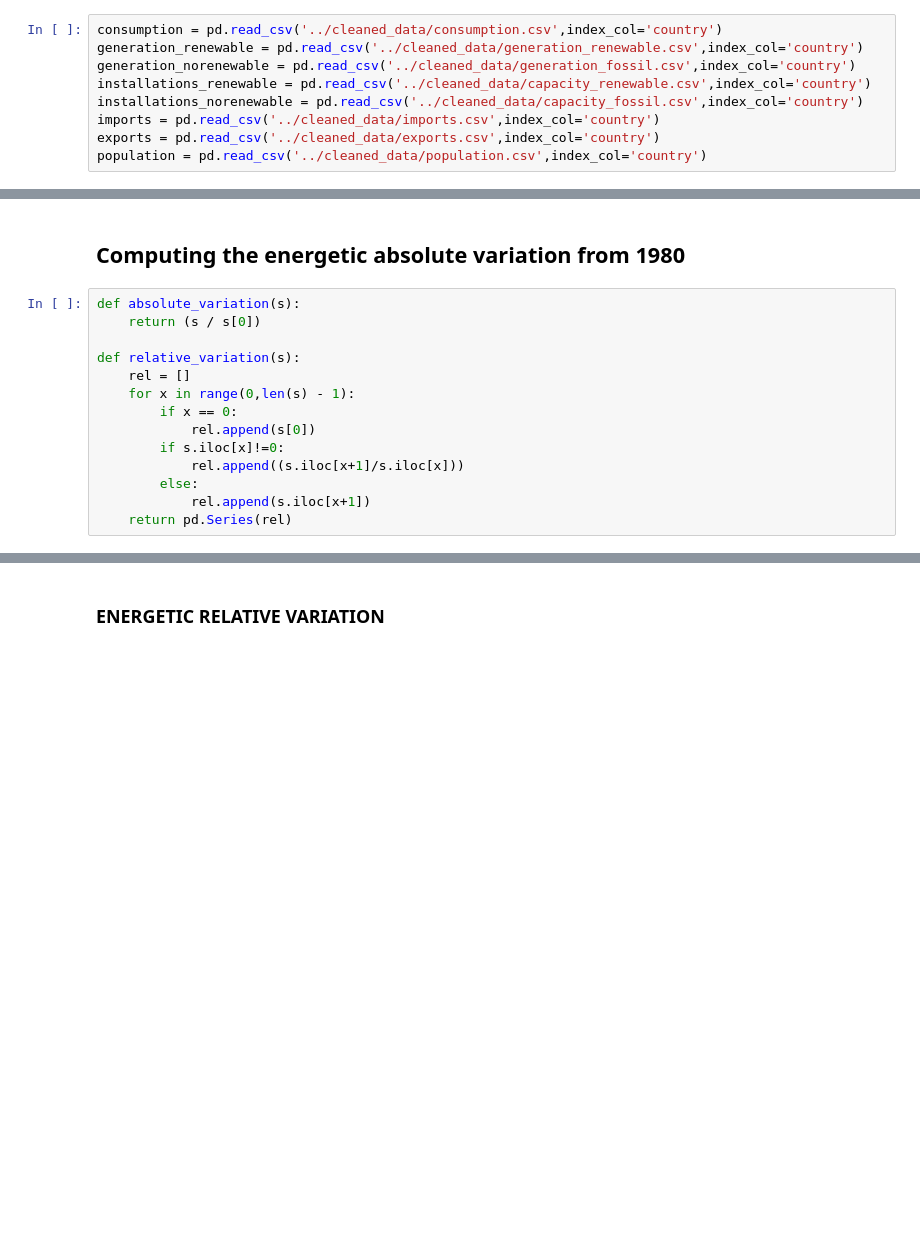
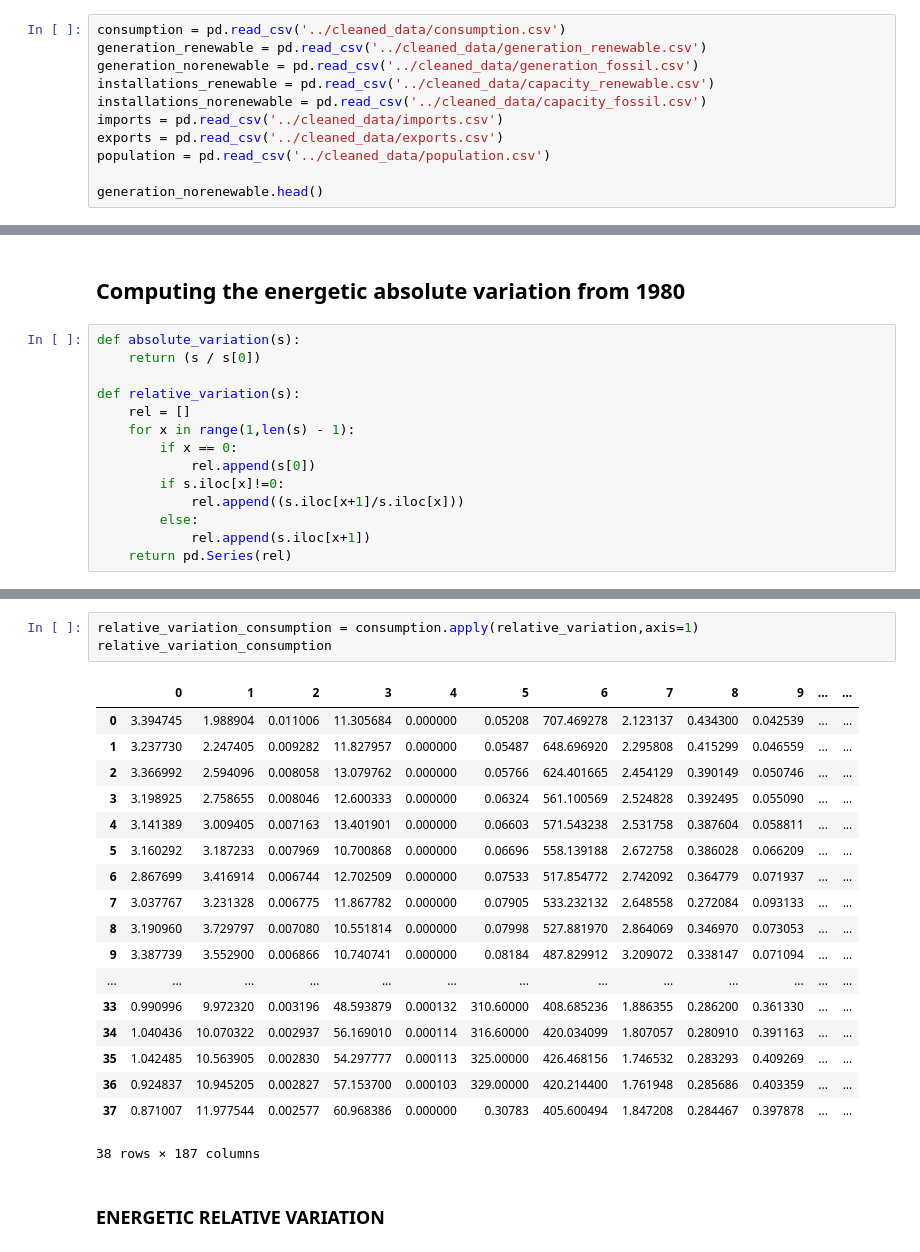
Before and after one commit to rubenmartinezlorente/Project-Week-8-Final-Project, a Jupyter notebook: your-project/2.data_analysis.ipynb, the cells around one changed output, grey strips where cells are left out. Cells and saved outputs as stored; diff of their text form; blank space fills up the shorter version.

```diff
--- a/your-project/2.data_analysis.ipynb
+++ b/your-project/2.data_analysis.ipynb
@@ -8,11 +7,13 @@ import seaborn as sns
 # %% [markdown]
 # Read the cleaned data
 # %%
-consumption = pd.read_csv('../cleaned_data/consumption.csv',index_col='country')
-generation_renewable = pd.read_csv('../cleaned_data/generation_renewable.csv',index_col='country')
-generation_norenewable = pd.read_csv('../cleaned_data/generation_fossil.csv',index_col='country')
-installations_renewable = pd.read_csv('../cleaned_data/capacity_renewable.csv',index_col='country')
-installations_norenewable = pd.read_csv('../cleaned_data/capacity_fossil.csv',index_col='country')
-imports = pd.read_csv('../cleaned_data/imports.csv',index_col='country')
-exports = pd.read_csv('../cleaned_data/exports.csv',index_col='country')
-population = pd.read_csv('../cleaned_data/population.csv',index_col='country')
+consumption = pd.read_csv('../cleaned_data/consumption.csv')
+generation_renewable = pd.read_csv('../cleaned_data/generation_renewable.csv')
+generation_norenewable = pd.read_csv('../cleaned_data/generation_fossil.csv')
+installations_renewable = pd.read_csv('../cleaned_data/capacity_renewable.csv')
+installations_norenewable = pd.read_csv('../cleaned_data/capacity_fossil.csv')
+imports = pd.read_csv('../cleaned_data/imports.csv')
+exports = pd.read_csv('../cleaned_data/exports.csv')
+population = pd.read_csv('../cleaned_data/population.csv')
+
+generation_norenewable.head()
@@ -124,7 +156,7 @@ def absolute_variation(s):
 
 def relative_variation(s):
     rel = []
-    for x in range(0,len(s) - 1):
+    for x in range(1,len(s) - 1):
         if x == 0:
             rel.append(s[0])
         if s.iloc[x]!=0:
@@ -135,3 +177,25 @@ def relative_variation(s):
+# %%
+relative_variation_consumption = consumption.apply(relative_variation,axis=1)
+relative_variation_consumption
+# %% [output]
+|  | 0 | 1 | 2 | 3 | 4 | 5 | 6 | 7 | 8 | 9 | ... | ... |
+| 0 | 3.394745 | 1.988904 | 0.011006 | 11.305684 | 0.000000 | 0.05208 | 707.469278 | 2.123137 | 0.434300 | 0.042539 | ... | ... |
+| 1 | 3.237730 | 2.247405 | 0.009282 | 11.827957 | 0.000000 | 0.05487 | 648.696920 | 2.295808 | 0.415299 | 0.046559 | ... | ... |
+| 2 | 3.366992 | 2.594096 | 0.008058 | 13.079762 | 0.000000 | 0.05766 | 624.401665 | 2.454129 | 0.390149 | 0.050746 | ... | ... |
+| 3 | 3.198925 | 2.758655 | 0.008046 | 12.600333 | 0.000000 | 0.06324 | 561.100569 | 2.524828 | 0.392495 | 0.055090 | ... | ... |
+| 4 | 3.141389 | 3.009405 | 0.007163 | 13.401901 | 0.000000 | 0.06603 | 571.543238 | 2.531758 | 0.387604 | 0.058811 | ... | ... |
+| 5 | 3.160292 | 3.187233 | 0.007969 | 10.700868 | 0.000000 | 0.06696 | 558.139188 | 2.672758 | 0.386028 | 0.066209 | ... | ... |
+| 6 | 2.867699 | 3.416914 | 0.006744 | 12.702509 | 0.000000 | 0.07533 | 517.854772 | 2.742092 | 0.364779 | 0.071937 | ... | ... |
+| 7 | 3.037767 | 3.231328 | 0.006775 | 11.867782 | 0.000000 | 0.07905 | 533.232132 | 2.648558 | 0.272084 | 0.093133 | ... | ... |
+| 8 | 3.190960 | 3.729797 | 0.007080 | 10.551814 | 0.000000 | 0.07998 | 527.881970 | 2.864069 | 0.346970 | 0.073053 | ... | ... |
+| 9 | 3.387739 | 3.552900 | 0.006866 | 10.740741 | 0.000000 | 0.08184 | 487.829912 | 3.209072 | 0.338147 | 0.071094 | ... | ... |
+| ... | ... | ... | ... | ... | ... | ... | ... | ... | ... | ... | ... | ... |
+| 33 | 0.990996 | 9.972320 | 0.003196 | 48.593879 | 0.000132 | 310.60000 | 408.685236 | 1.886355 | 0.286200 | 0.361330 | ... | ... |
+| 34 | 1.040436 | 10.070322 | 0.002937 | 56.169010 | 0.000114 | 316.60000 | 420.034099 | 1.807057 | 0.280910 | 0.391163 | ... | ... |
+| 35 | 1.042485 | 10.563905 | 0.002830 | 54.297777 | 0.000113 | 325.00000 | 426.468156 | 1.746532 | 0.283293 | 0.409269 | ... | ... |
+| 36 | 0.924837 | 10.945205 | 0.002827 | 57.153700 | 0.000103 | 329.00000 | 420.214400 | 1.761948 | 0.285686 | 0.403359 | ... | ... |
+| 37 | 0.871007 | 11.977544 | 0.002577 | 60.968386 | 0.000000 | 0.30783 | 405.600494 | 1.847208 | 0.284467 | 0.397878 | ... | ... |
+38 rows × 187 columns
 # %% [markdown]
 ###  ENERGETIC RELATIVE VARIATION
 # %%
```
Also changed, not shown: parts of 13 cells of this notebook, 22 other files.
